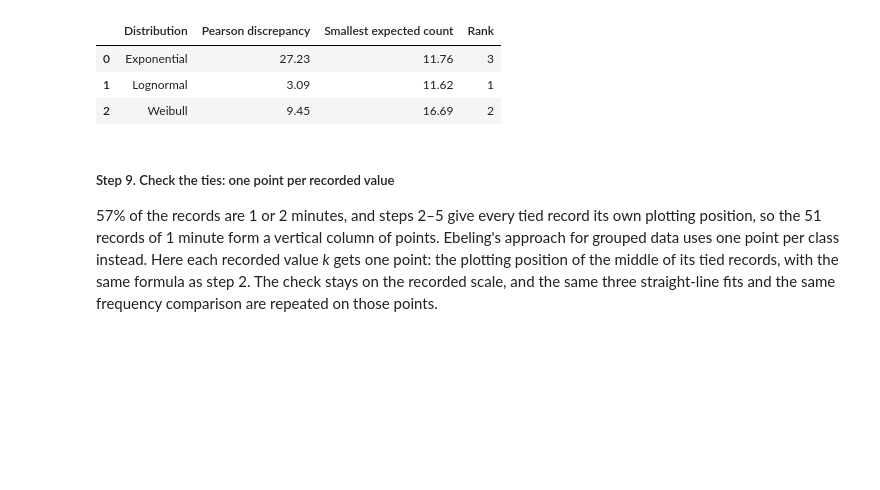
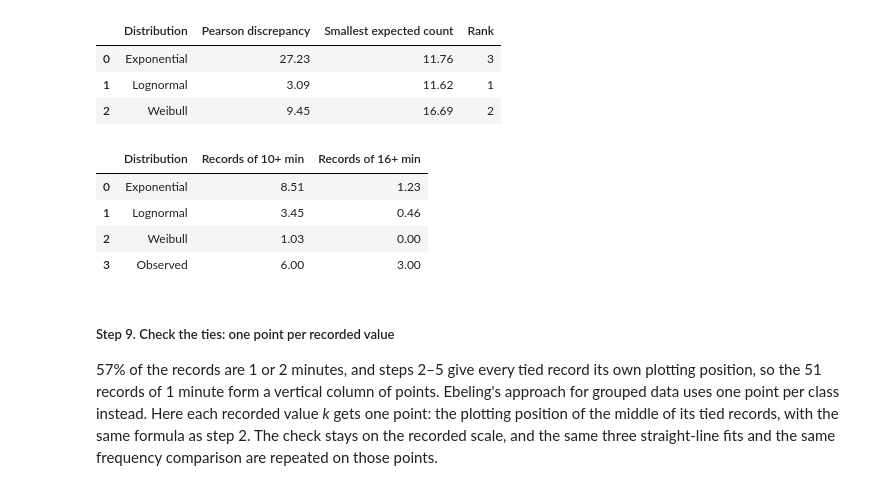
Before and after one commit to Luuuuuig/Bachelor-End-Project, a Jupyter notebook: Arno_Analysis_2026_10_02.ipynb, the cells around one changed output. Drawn from its saved outputs; the diff is of its cells as text; code cells hidden in the pictures; blank space fills up the shorter version.

```diff
--- a/Arno_Analysis_2026_10_02.ipynb
+++ b/Arno_Analysis_2026_10_02.ipynb
@@ -572,6 +572,21 @@ discrepancy.round(2)
 | 0 | Exponential | 27.23 | 11.76 | 3 |
 | 1 | Lognormal | 3.09 | 11.62 | 1 |
 | 2 | Weibull | 9.45 | 16.69 | 2 |
+# %%
+# The longest records: expected and observed records of 10 and 16 or more recorded minutes
+tail_rows = []
+for name, model in duration_models.items():
+    tail_rows.append([name, duration_n * model.sf(9.5), duration_n * model.sf(15.5)])
+tail_rows.append(["Observed", (duration_minutes >= 10).sum(), (duration_minutes >= 16).sum()])
+
+tail_counts = pd.DataFrame(tail_rows, columns=["Distribution", "Records of 10+ min", "Records of 16+ min"])
+tail_counts.round(2)
+# %% [output]
+|  | Distribution | Records of 10+ min | Records of 16+ min |
+| 0 | Exponential | 8.51 | 1.23 |
+| 1 | Lognormal | 3.45 | 0.46 |
+| 2 | Weibull | 1.03 | 0.00 |
+| 3 | Observed | 6.00 | 3.00 |
 # %% [markdown]
 ##### Step 9. Check the ties: one point per recorded value
 
```
Also changed, not shown: parts of 11 cells of this notebook, 5 other files.
